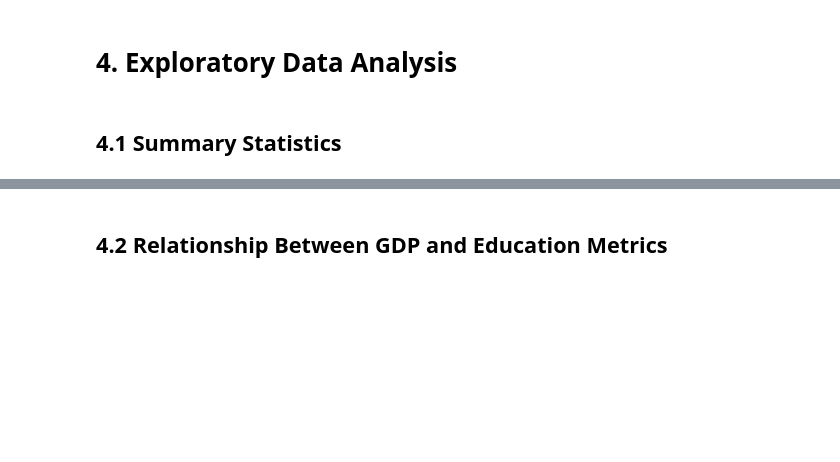
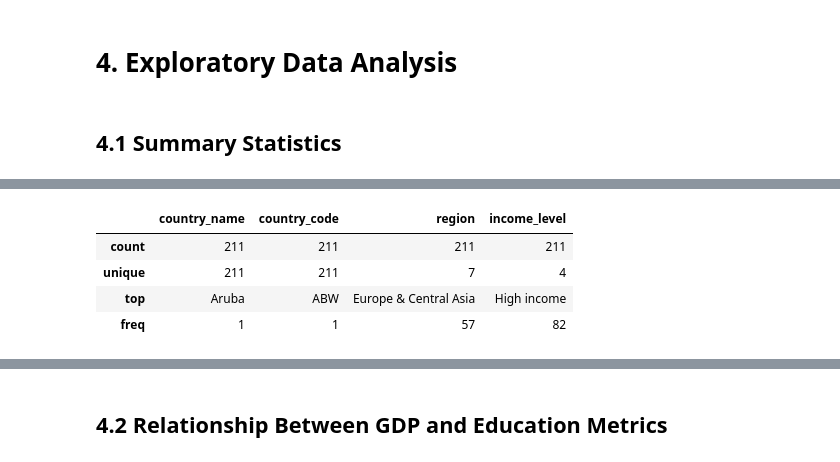
Before and after one commit to Hazim-HF/P152419_Project_1_Data_Management, a Jupyter notebook: P152419_Project_1_STQD6324.ipynb, the cells around one changed output, grey strips where cells are left out. Saved outputs shown, nothing was run; the diff lists cells and outputs as text; code cells hidden in the pictures; blank space fills up the shorter version.

```diff
--- a/P152419_Project_1_STQD6324.ipynb
+++ b/P152419_Project_1_STQD6324.ipynb
@@ -361,0 +364,9 @@ cleaned_df.describe(include='all')
+# %%
+# view the statistical summary for both categorical variables
+cleaned_df.describe(include='object')
+# %% [output]
+|  | country_name | country_code | region | income_level |
+| count | 211 | 211 | 211 | 211 |
+| unique | 211 | 211 | 7 | 4 |
+| top | Aruba | ABW | Europe & Central Asia | High income |
+| freq | 1 | 1 | 57 | 82 |
```
Also changed, not shown: parts of 20 cells of this notebook, 2 other files.
